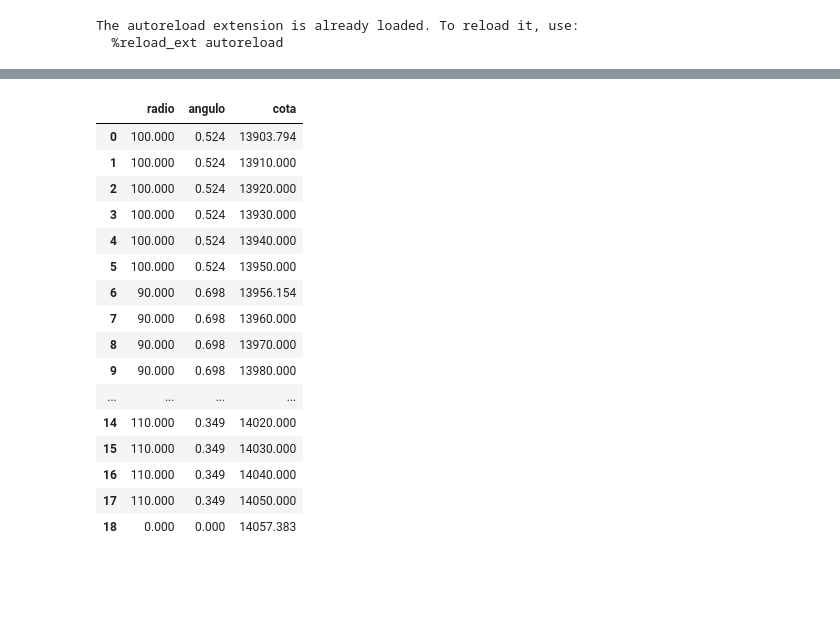
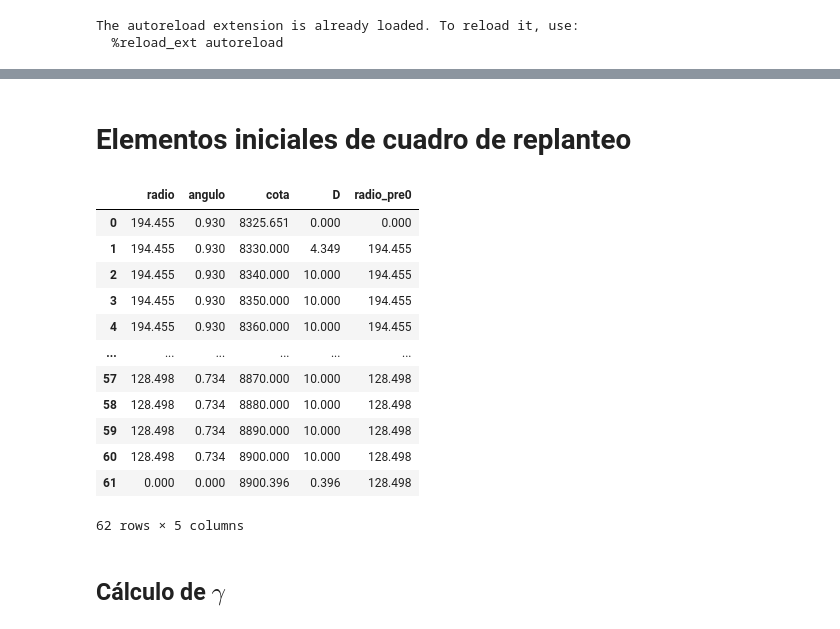
Before and after one commit to GreatestTrain/cccaminos, a Jupyter notebook: dummy.ipynb, the cells around one changed output, grey strips where cells are left out. Cells and saved outputs as stored; diff of their text form; code cells hidden in the pictures; blank space fills up the shorter version.

```diff
--- a/dummy.ipynb
+++ b/dummy.ipynb
@@ -20,14 +23,15 @@ pd.options.display.float_format = "{:.3f}".format
 # < -> Angulos en º
 data = np.array(
     [
-        # R    # <
-        (100., np.deg2rad(30)),
-        ( 90., np.deg2rad(40)),
-        (110., np.deg2rad(20)),
+        # R           # <
+        (194.4548865, np.deg2rad(53.30472)),
+        (240.6567417, np.deg2rad(71.30472)),
+        (128.4983846, np.deg2rad(42.06389)),
     ],
 )
 _ = pd.DataFrame(data, columns=['radios', 'angulos'])
 __ = _.apply({'radios': lambda x: x, 'angulos': np.rad2deg})
+radios = _['radios']
 __
 # %% [output]
 |  | radios | angulos |
@@ -43,5 +56,6 @@ for idx, row in __.iterrows():
     display_latex(Latex(string))
 
 _['subtangentes'] = subtangentes
+angulos = copy.deepcopy(_['angulos'])
 _
 # %% [output]
@@ -65,0 +77,7 @@ array([13903.794, 13956.154, 14018.986, 14057.383])
+# %%
+# Calculo de cotas
+cotas = p_total(data, pi=0)
+print(cotas)
+cotas = cotas + np.abs(np.min(cotas))
+cotas += radios[0] * angulos[0] / 2 # <- Cca
+pd.DataFrame(cotas.reshape(-1,1), columns=['cotas progresivas'])
@@ -66,23 +91,28 @@ array([13903.794, 13956.154, 14018.986, 14057.383])
+# %% [markdown]
+# Elementos iniciales de cuadro de replanteo
 # %%
-expanded = expand__(data, pi=14_000, prec=10)
-_ = pd.DataFrame(expanded, columns=['radio', 'angulo', 'cota'])
+expanded = expand__(data, pi=np.abs(np.min(cotas)) + 10_054.302, prec=10)
+_ = pd.DataFrame(expanded, columns=['radio', 'angulo', 'cota', 'D'])
+radio_pre0 = _['radio']
+radio_pre0 = list(pd.concat([pd.Series([0]), radio_pre0[:-1]]))
+radio_pre0 = np.array(radio_pre0)
+_['radio_pre0'] = radio_pre0
 # _['gamma'] = gamma_vec(expanded[:,1:3])
+# _ = _.apply({'radio': lambda x: x, 'angulo': np.rad2deg, 'cota': lambda x: x, 'D': lambda x: x})
 _
 # %% [output]
-|  | radio | angulo | cota |
-| 0 | 100.000 | 0.524 | 13903.794 |
-| 1 | 100.000 | 0.524 | 13910.000 |
-| 2 | 100.000 | 0.524 | 13920.000 |
-| 3 | 100.000 | 0.524 | 13930.000 |
-| 4 | 100.000 | 0.524 | 13940.000 |
-| 5 | 100.000 | 0.524 | 13950.000 |
-| 6 | 90.000 | 0.698 | 13956.154 |
-| 7 | 90.000 | 0.698 | 13960.000 |
-| 8 | 90.000 | 0.698 | 13970.000 |
-| 9 | 90.000 | 0.698 | 13980.000 |
-| ... | ... | ... | ... |
-| 14 | 110.000 | 0.349 | 14020.000 |
-| 15 | 110.000 | 0.349 | 14030.000 |
-| 16 | 110.000 | 0.349 | 14040.000 |
-| 17 | 110.000 | 0.349 | 14050.000 |
-| 18 | 0.000 | 0.000 | 14057.383 |
+|  | radio | angulo | cota | D | radio_pre0 |
+| 0 | 194.455 | 0.930 | 8325.651 | 0.000 | 0.000 |
+| 1 | 194.455 | 0.930 | 8330.000 | 4.349 | 194.455 |
+| 2 | 194.455 | 0.930 | 8340.000 | 10.000 | 194.455 |
+| 3 | 194.455 | 0.930 | 8350.000 | 10.000 | 194.455 |
+| 4 | 194.455 | 0.930 | 8360.000 | 10.000 | 194.455 |
+| ... | ... | ... | ... | ... | ... |
+| 57 | 128.498 | 0.734 | 8870.000 | 10.000 | 128.498 |
+| 58 | 128.498 | 0.734 | 8880.000 | 10.000 | 128.498 |
+| 59 | 128.498 | 0.734 | 8890.000 | 10.000 | 128.498 |
+| 60 | 128.498 | 0.734 | 8900.000 | 10.000 | 128.498 |
+| 61 | 0.000 | 0.000 | 8900.396 | 0.396 | 128.498 |
+62 rows × 5 columns
+# %% [markdown]
+## Cálculo de $\gamma$
```
Also changed, not shown: parts of 31 cells of this notebook, 20 other files.
